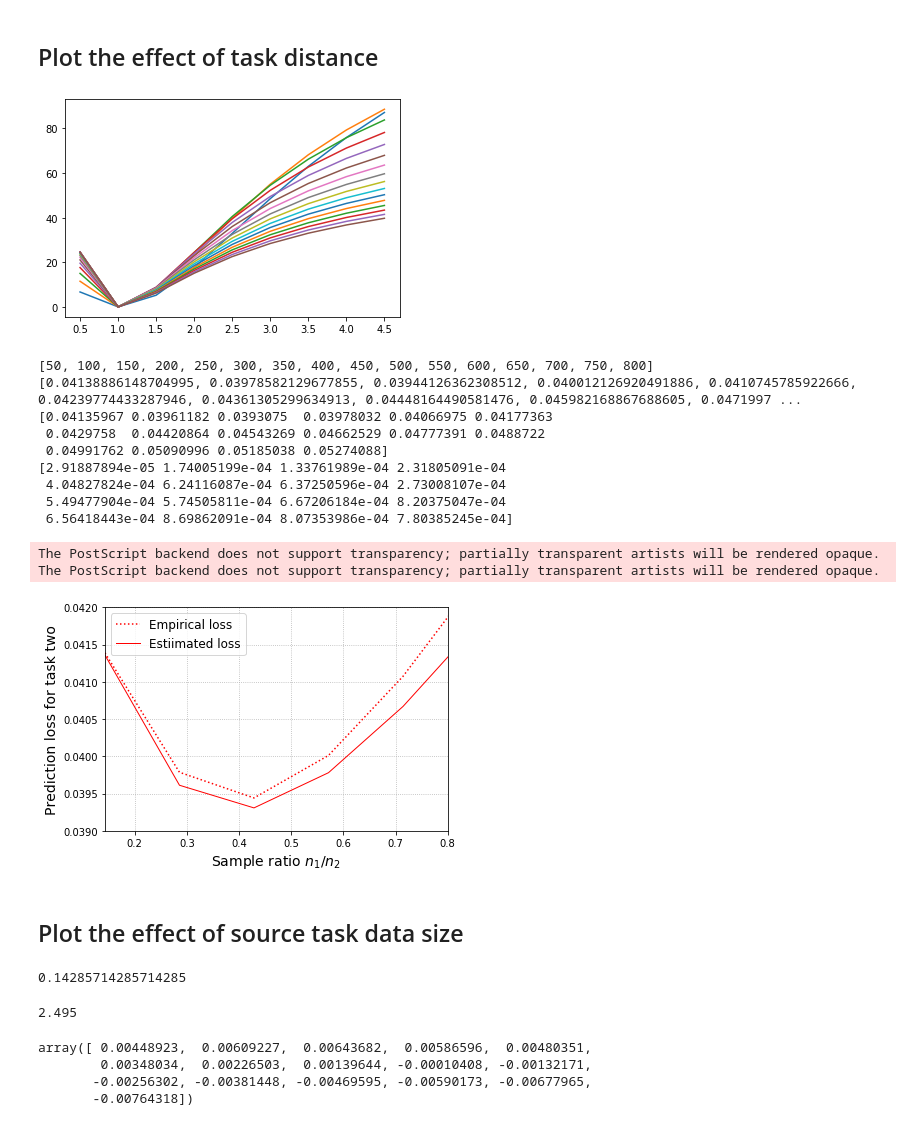
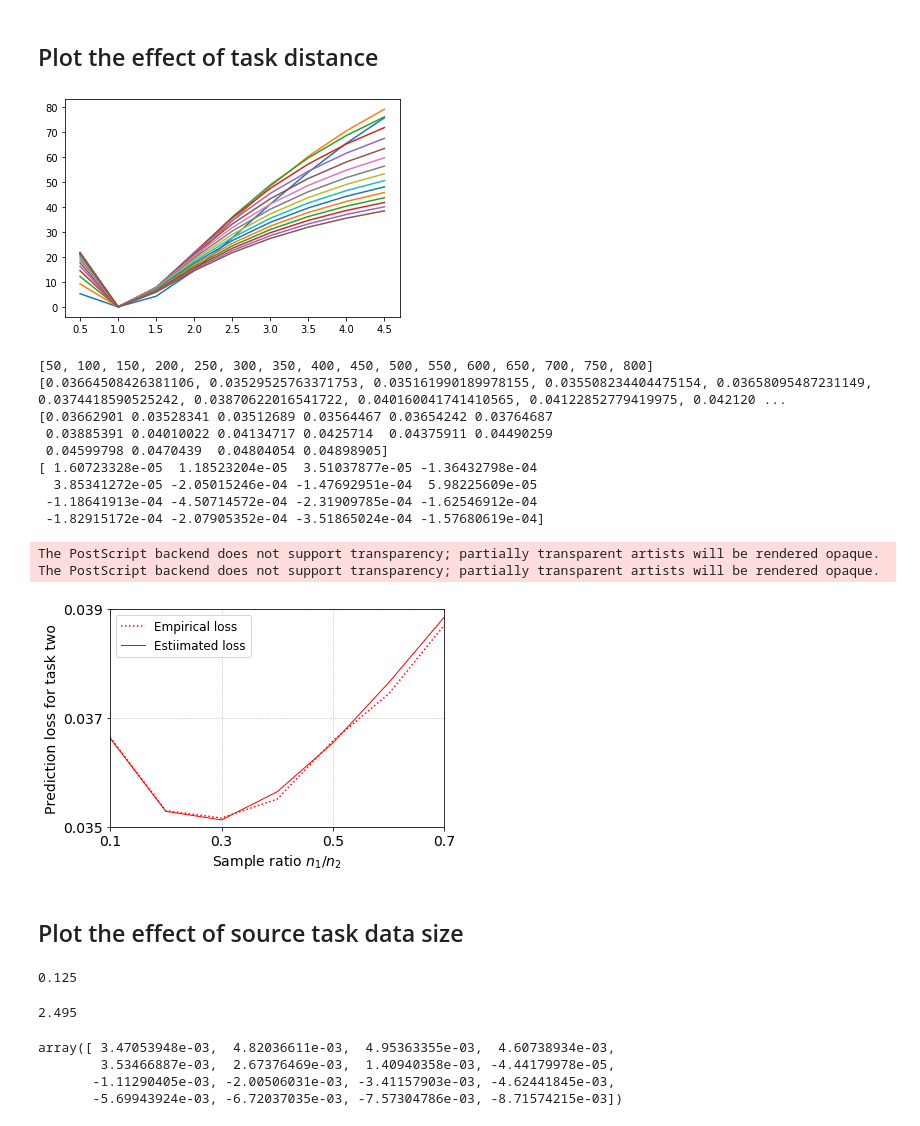
Before and after one commit to VirtuosoResearch/Transfer_learning_random_matrix_simulations, a Jupyter notebook: notebooks/fig_1b.ipynb, the cells around one changed output. Drawn from its saved outputs; the diff is of its cells as text; code cells hidden in the pictures.

```diff
--- a/notebooks/fig_1b.ipynb
+++ b/notebooks/fig_1b.ipynb
@@ -15,7 +15,7 @@ np.random.seed(0)
 # params
 p = 200
 c1 = 90
-c2 = 350
+c2 = 400
 n1 = c1 * p
 n2 = c2 * p
 sigma = 4
@@ -181,7 +181,7 @@ for c1 in c1_list:
         unknown[0].append(c1)
         unknown[1].append(te_beta_st)
 # %% [output]
-[figure, old version]
+[figure, new version]
 # %%
 print(c1_list)
 estimate_list = [p*d**2 * c1**2 * (c1 + c2) / (c1 + c2 - 1)**3 + sigma**2 / (c1 + c2 - 1) for c1 in c1_list]
@@ -192,16 +192,14 @@ print(np.array(estimate_list))
 print(np.array(te_mtl_list) - np.array(estimate_list))
 # %% [output]
 [50, 100, 150, 200, 250, 300, 350, 400, 450, 500, 550, 600, 650, 700, 750, 800]
-[0.04138886148704995, 0.03978582129677855, 0.03944126362308512, 0.040012126920491886, 0.0410745785922666, 0.04239774433287946, 0.04361305299634913, 0.04448164490581476, 0.045982168867688605, 0.0471997 ...
-[0.04135967 0.03961182 0.0393075  0.03978032 0.04066975 0.04177363
- 0.0429758  0.04420864 0.04543269 0.04662529 0.04777391 0.0488722
- 0.04991762 0.05090996 0.05185038 0.05274088]
-[2.91887894e-05 1.74005199e-04 1.33761989e-04 2.31805091e-04
- 4.04827824e-04 6.24116087e-04 6.37250596e-04 2.73008107e-04
- 5.49477904e-04 5.74505811e-04 6.67206184e-04 8.20375047e-04
- 6.56418443e-04 8.69862091e-04 8.07353986e-04 7.80385245e-04]
+[0.03664508426381106, 0.03529525763371753, 0.035161990189978155, 0.035508234404475154, 0.03658095487231149, 0.0374418590525242, 0.03870622016541722, 0.040160041741410565, 0.04122852779419975, 0.042120 ...
+[0.03662901 0.03528341 0.03512689 0.03564467 0.03654242 0.03764687
+ 0.03885391 0.04010022 0.04134717 0.0425714  0.04375911 0.04490259
+ 0.04599798 0.0470439  0.04804054 0.04898905]
+[ 1.60723328e-05  1.18523204e-05  3.51037877e-05 -1.36432798e-04
+  3.85341272e-05 -2.05015246e-04 -1.47692951e-04  5.98225609e-05
+ -1.18641913e-04 -4.50714572e-04 -2.31909785e-04 -1.62546912e-04
+ -1.82915172e-04 -2.07905352e-04 -3.51865024e-04 -1.57680619e-04]
-# %%
-c2 = 350
 # %%
 te_beta_t = te_target(X1, X2, beta_s, beta_t, 0)
 
@@ -215,44 +213,44 @@ x_thy = x_thy[: len(x_thy) - cut]
 y_thy = y_thy[: len(y_thy) - cut]
 x_emp = np.array(c1_list) / c2
 y_emp = 100*(te_beta_t-np.array(te_mtl_list) )
 x_emp = x_emp[: len(x_emp) - cut]
 y_emp = y_emp[: len(y_emp) - cut]
 
 
 plt.plot(np.array(c1_list) / c2, te_mtl_list, ls = ':', c='r', label='Empirical loss')
 plt.plot(np.array(c1_list) / c2, estimate_list, c='r', lw=1, label='Estiimated loss')
 
 
 #plt.scatter(np.array(provable_pos[0]) / c2, 1.5* 100*(te_beta_t-np.array(provable_pos[1]) ), marker='+', s=300, lw=4, c='r', label='Predicted positive')
 #plt.scatter(x_thy, 1.5 * y_thy, marker='_', s=300, lw=4, c='orange', label='Predicted negative')
 #plt.scatter(np.array(unknown[0]) / c2, 1.5 * 100*(te_beta_t-np.array(unknown[1]) ), marker='o', s=20, lw=4, c='y')
 #plt.plot(x_emp, 1.5 * y_emp, c='k', lw=3, ls=':', label='Empirical curve')
 
 #plt.plot(np.arange(0,900,50), [te_beta_t] * 18, lw=3, c='k', ls='dotted', label='Single-task learning')
 
 plt.xlabel(r'Sample ratio $n_1 / n_2$', fontsize=14)
 plt.ylabel('Prediction loss for task two', fontsize=14)
 
-#plt.xticks(np.arange(0.1, 0.9, 0.2), fontsize=14)
-plt.yticks(np.arange(0.039, 0.042, 0.001), fontsize=14)
-plt.xlim([1.0/7, 0.8])
-plt.ylim([0.039, 0.042])
+plt.xticks(np.arange(0.1, 0.9, 0.2), fontsize=14)
+plt.yticks(np.arange(0.035, 0.041, 0.002), fontsize=14)
+plt.xlim([0.1, 0.7])
+plt.ylim([0.035, 0.039])
 
 plt.grid(ls = ':', lw=0.8)
 plt.legend(fontsize=12)
 
 plt.tight_layout()
 plt.savefig('sample_ratio.eps')
 # %% [output]
 The PostScript backend does not support transparency; partially transparent artists will be rendered opaque.
 The PostScript backend does not support transparency; partially transparent artists will be rendered opaque.
-[figure, old version]
+[figure, new version]
 # %% [markdown]
 ## Plot the effect of source task data size
 # %%
 50.0 / c2
 # %% [output]
-0.14285714285714285
+0.125
 # %%
 d = 0.02
 sigma = 4
@@ -266,10 +264,10 @@ print(d**2 / (sigma**2 / (p * (c2 - 1))))
 # %%
 te_beta_t-np.array(te_mtl_list)
 # %% [output]
-array([ 0.00448923,  0.00609227,  0.00643682,  0.00586596,  0.00480351,
-        0.00348034,  0.00226503,  0.00139644, -0.00010408, -0.00132171,
-       -0.00256302, -0.00381448, -0.00469595, -0.00590173, -0.00677965,
-       -0.00764318])
+array([ 3.47053948e-03,  4.82036611e-03,  4.95363355e-03,  4.60738934e-03,
+        3.53466887e-03,  2.67376469e-03,  1.40940358e-03, -4.44179978e-05,
+       -1.11290405e-03, -2.00506031e-03, -3.41157903e-03, -4.62441845e-03,
+       -5.69943924e-03, -6.72037035e-03, -7.57304786e-03, -8.71574215e-03])
 # %%
 for a, b in zip(np.array(provable_pos[0]) / c2, 1.5* 100*(te_beta_t-np.array(provable_pos[1]) )):
     print(a, b)
```
Also changed, not shown: parts of 1 cell of this notebook.
